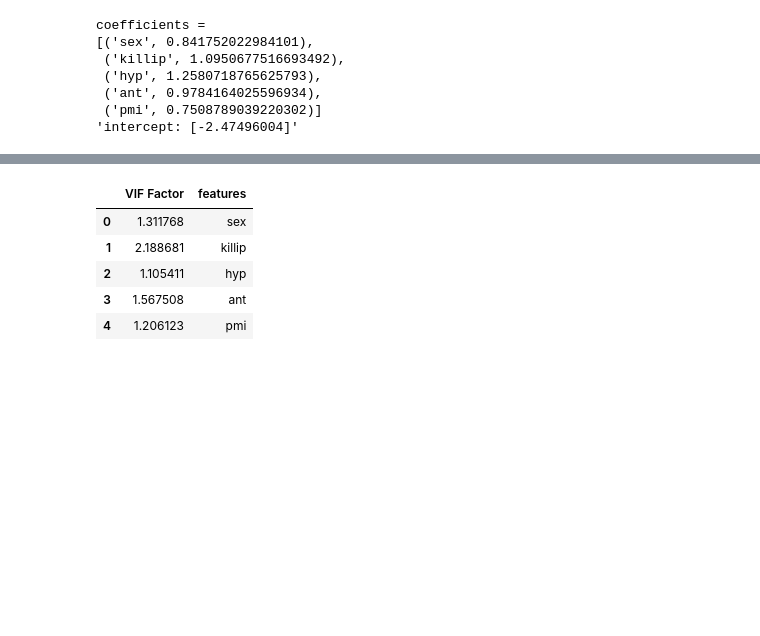
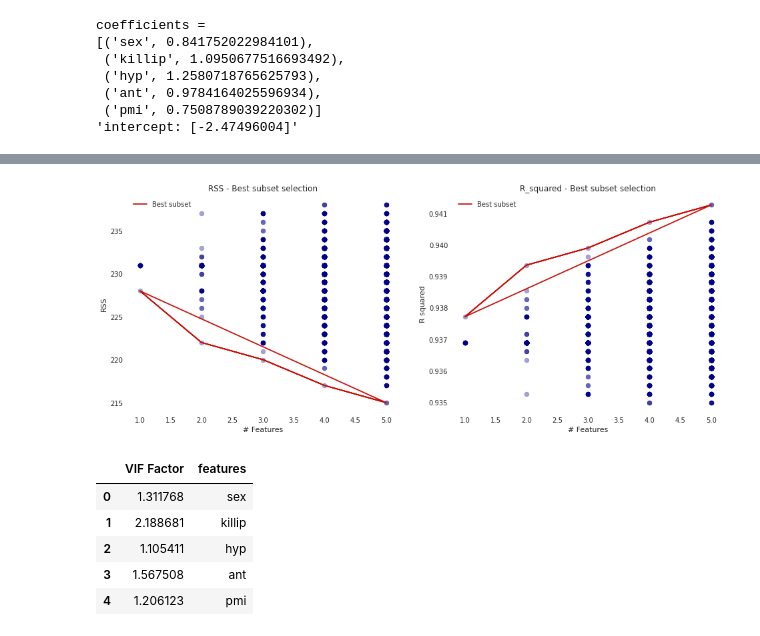
Before and after one commit to andrealorenzon/health_data_analytics, a Jupyter notebook: GUSTO/GUSTO.ipynb, the cells around one changed output, grey strips where cells are left out. Cells and saved outputs as stored; diff of their text form; code cells hidden in the pictures; blank space fills up the shorter version.

```diff
--- a/GUSTO/GUSTO.ipynb
+++ b/GUSTO/GUSTO.ipynb
@@ -428,0 +554,21 @@ coefficients =
+# %%
+# looping over all possible combinations
+import itertools
+from sklearn.metrics import mean_squared_error
+
+#Looping over k = 1 to k = 5 features in X
+for k in tnrange(1,6, desc = 'Loop...'):
+
+    #Looping over all possible combinations: from 11 choose k
+    for combo in itertools.combinations(X.columns,k):
+        tmp_result = fit_log_reg(X[list(combo)],Y)   #Store temp result
+        RSS_list.append(tmp_result[0])                  #Append lists
+        R_squared_list.append(tmp_result[1])
+        feature_list.append(combo)
+        numb_features.append(len(combo))
+
+#Store in DataFrame
+res = pd.DataFrame({'numb_features': numb_features,
+                   'RSS': RSS_list,
+                   'R_squared':R_squared_list,
+                   'features':feature_list})
@@ -428,0 +600,4 @@ coefficients =
+# %%
+res['min_RSS'] = res.groupby('numb_features')['RSS'].transform(min)
+res['max_R_squared'] = res.groupby('numb_features')['R_squared'].transform(max)
+res.head()
@@ -429,3 +611,25 @@ coefficients =
+# %%
+fig = plt.figure(figsize = (16,6))
+ax = fig.add_subplot(1, 2, 1)
+
+ax.scatter(res.numb_features,res.RSS, alpha = .2, color = 'darkblue' )
+ax.set_xlabel('# Features')
+ax.set_ylabel('RSS')
+ax.set_title('RSS - Best subset selection')
+ax.plot(res.numb_features,res.min_RSS,color = 'r', label = 'Best subset')
+ax.legend()
+
+ax = fig.add_subplot(1, 2, 2)
+ax.scatter(res.numb_features,res.R_squared, alpha = .2, color = 'darkblue' )
+ax.plot(res.numb_features,res.max_R_squared,color = 'r', label = 'Best subset')
+ax.set_xlabel('# Features')
+ax.set_ylabel('R squared')
+ax.set_title('R_squared - Best subset selection')
+ax.legend()
+
+plt.show()
+# %% [output]
+[figure, added]
 # %%
 vif = pd.DataFrame()
 vif["VIF Factor"] = [variance_inflation_factor(df[selectedCovar].values, i) for i in range(df[selectedCovar].shape[1])]
```
Also changed, not shown: parts of 22 cells of this notebook.
